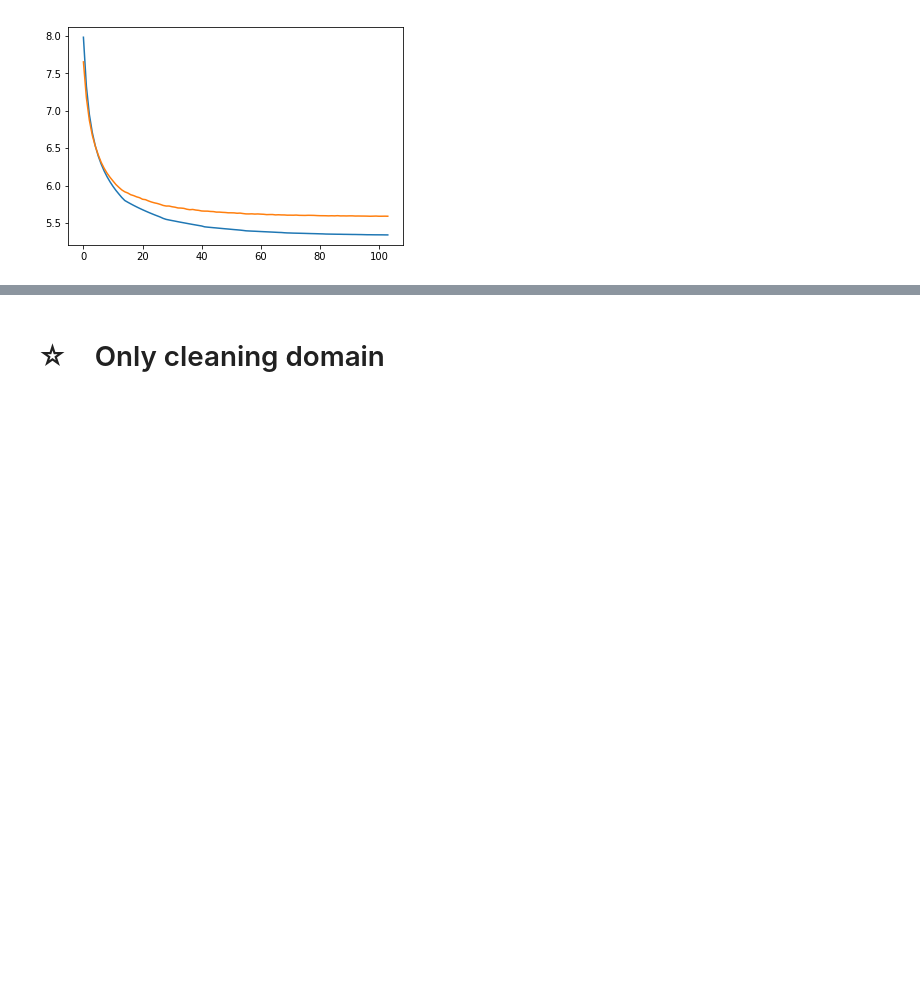
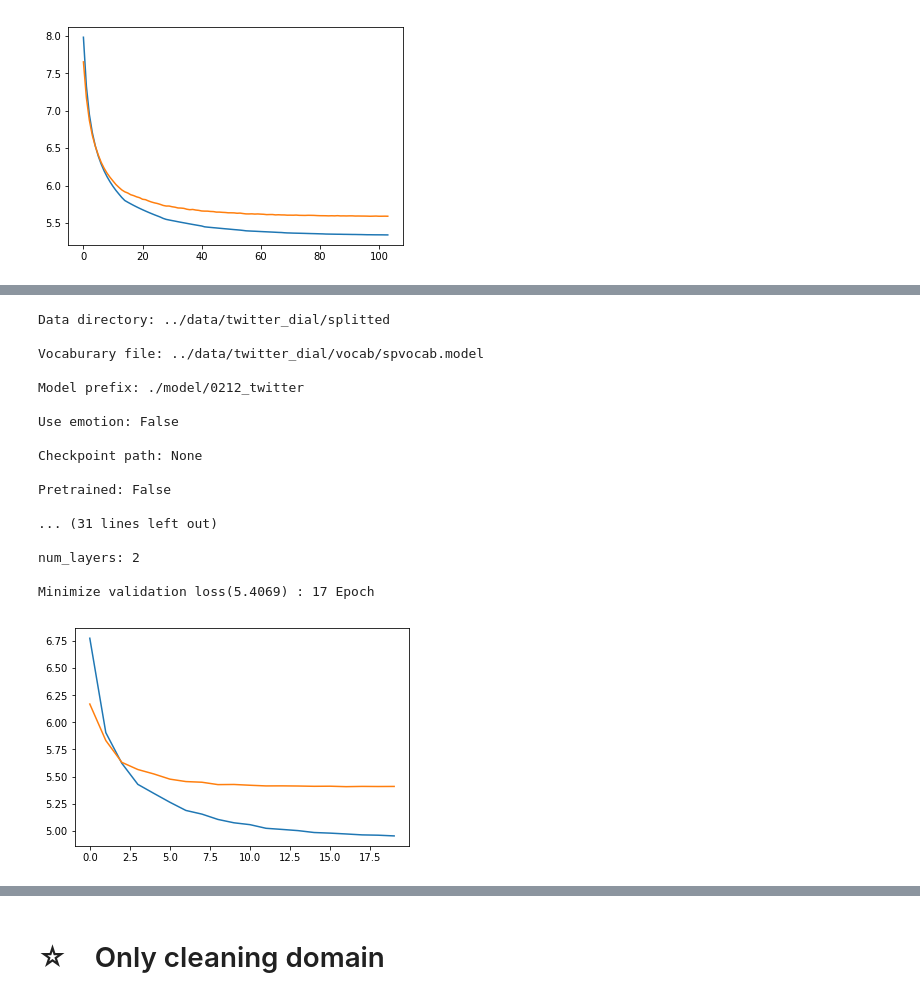
Before and after one commit to AsaiSara/Data_analysis, a Jupyter notebook: log_analyze/log_analyze0212.ipynb, the cells around one changed output, grey strips where cells are left out. Drawn from its saved outputs; the diff is of its cells as text; code cells hidden in the pictures; blank space fills up the shorter version.

```diff
--- a/log_analyze/log_analyze0212.ipynb
+++ b/log_analyze/log_analyze0212.ipynb
@@ -51,6 +51,7 @@ log_path_cleaning = "../../emotion_dialogue_model/log/train20190206223204.log"
 
 log_path_new_tw = "../../emotion_dialogue_model/log/train20190206121006.log"
 log_path_former_tw = "../../emotion_dialogue_model/log/train20190128001030.log"
+log_path_new2_tw = "../../emotion_dialogue_model/log/train20190212232344.log"
 
 #pre-training former twitter
 log_path_tw5_cl = "../../emotion_dialogue_model/log/train20190207000501.log"
@@ -96,0 +120,21 @@ Minimize validation loss(5.5899) : 98 Epoch
+# %%
+plot_loss(log_path_new2_tw, 200)
+# %% [output]
+Data directory: ../data/twitter_dial/splitted
+
+Vocaburary file: ../data/twitter_dial/vocab/spvocab.model
+
+Model prefix: ./model/0212_twitter
+
+Use emotion: False
+
+Checkpoint path: None
+
+Pretrained: False
+
+... (31 lines left out)
+
+num_layers: 2
+
+Minimize validation loss(5.4069) : 17 Epoch
+[figure, added]
```
Also changed, not shown: parts of 12 cells of this notebook.
